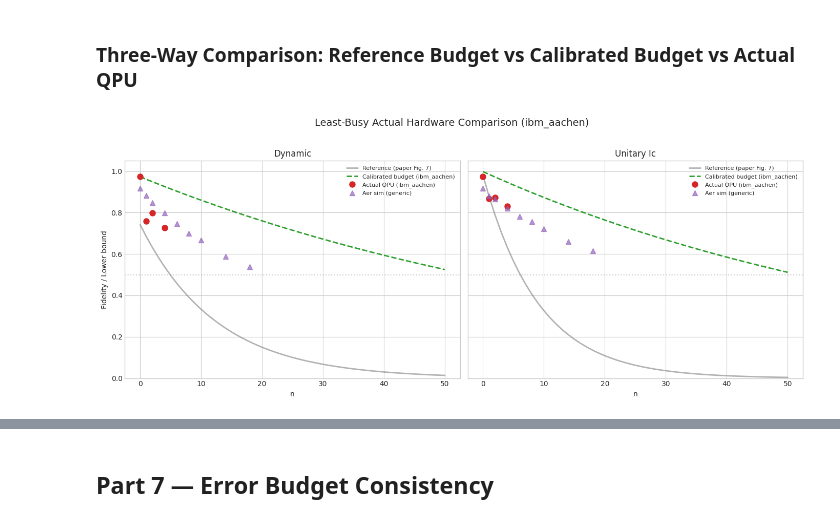
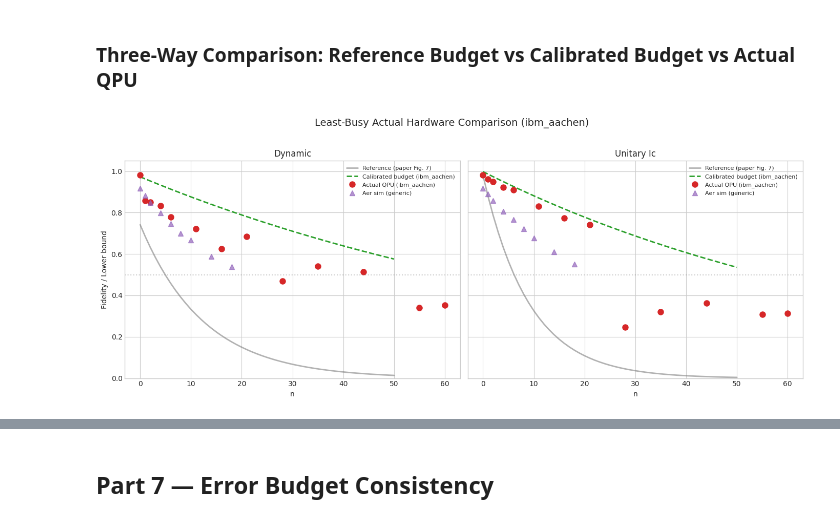
Before and after one commit to kimmmjh/qhackathon_quantumjoa, a Jupyter notebook: problem3_hm.ipynb, the cells around one changed output, grey strips where cells are left out. Drawn from its saved outputs; the diff is of its cells as text; code cells hidden in the pictures.

Commit message:
Actual hardware

```diff
--- a/problem3_hm.ipynb
+++ b/problem3_hm.ipynb
@@ -376,6 +377,10 @@ def _new_unitary_cnot_circuit(strategy, distance):
     distance = _validate_distance(distance)
     qr = QuantumRegister(distance + 2, "q")
     qc = QuantumCircuit(qr, name=f"CNOT_{strategy}")
+
+    # Prepare |+> on the control qubit so that CNOT creates a Bell state.
+    qc.h(0)
+
     qc.metadata = {
         "unitary_strategy": strategy,
         "distance": distance,
@@ -455,21 +460,32 @@ def _measure_in_basis(qc, basis):
     if basis == "XX":
         qc.h(ctrl)
         qc.h(tgt)
+
     elif basis == "YY":
         qc.sdg(ctrl)
         qc.sdg(tgt)
         qc.h(ctrl)
         qc.h(tgt)
+
     elif basis == "ZZ":
         pass
+
     else:
         raise ValueError(f"Unknown basis: {basis}")
+
+    # Final Bell-test measurement
+    qc.measure(ctrl, cr[0])
+    qc.measure(tgt, cr[1])
+
+    return qc
+
 
 def build_bell_test_circuits(distance, impl):
     if impl == "dynamic": core = build_dynamic_lrcx(distance)
     elif impl == "unitary_ic": core = build_unitary_cnot_ic(distance)
     else: raise ValueError(impl)
     return [_measure_in_basis(core, b) for b in BASES]
+
 
 def _corr_from_counts(counts):
     """
@@ -1049,7 +1318,14 @@ bd_rows = []
 for lbl, cfg in configs.items():
     for n in BD:
         try:
-            chain = get_bus_chain(backend_ref, n + 2)
+            chain = find_error_aware_chain(
+                backend_ref,
+                n+2,
+                avoid_qubits=BAD_QUBITS,
+                readout_err_limit=READOUT_ERR_LIMIT,
+                twoq_err_limit=TWOQ_ERR_LIMIT,
+                beam_width=CHAIN_BEAM_WIDTH,
+            )
         except ValueError:
             continue
 
@@ -1197,7 +1479,7 @@ This backend will be used for actual QPU job submission in Part 6b.
 
 # Use a small default set first because real QPU queue time can be long.
 # For the full fake-backend sweep, change this to: REAL_HW_DISTANCES = FAKE_SIM_DISTANCES
-REAL_HW_DISTANCES = [0, 1, 2, 4]
+REAL_HW_DISTANCES = [0, 1, 2, 4, 6, 11, 16, 21, 28, 35, 44, 55, 60]
 REAL_HW_SHOTS = 1024
 REAL_HW_OPT_LEVEL = 1
 
@@ -1280,7 +1562,14 @@ def prepare_real_hardware_circuits(backend, distances):
         for n in distances:
             logical_qubits = n + 2
             try:
-                chain = get_bus_chain(backend, logical_qubits)
+                chain = find_error_aware_chain(
+                    backend,
+                    logical_qubits,
+                    avoid_qubits=BAD_QUBITS,
+                    readout_err_limit=READOUT_ERR_LIMIT,
+                    twoq_err_limit=TWOQ_ERR_LIMIT,
+                    beam_width=CHAIN_BEAM_WIDTH,
+                )
             except Exception as exc:
                 print(f"skip {impl} n={n}: could not find chain of length {logical_qubits}: {exc}")
                 continue
@@ -1488,31 +1789,36 @@ for ax, impl in zip(axes, IMPLEMENTATIONS):
             )
 
     # Keep generic Aer sim as a visual reference if available
     gen = results_df[(results_df["implementation"] == impl) & (results_df["noise_model"] == "combined")]
     if not gen.empty:
         ax.plot(
             gen["n_ancilla"],
             gen["fidelity"],
             "^",
             color="tab:purple",
             ms=7,
             alpha=0.7,
             label="Aer sim (generic)",
         )
 
     ax.set_xlabel("n")
     ax.set_title(impl.replace("_", " ").title())
     ax.set_ylim(0, 1.05)
     ax.axhline(0.5, color="gray", ls=":", alpha=0.4)
     ax.legend(fontsize=8, loc="upper right")
 
 axes[0].set_ylabel("Fidelity / Lower bound")
 fig.suptitle(
     f"Least-Busy Actual Hardware Comparison ({plot_backend_name})",
     fontsize=14,
     y=1.02,
 )
 plt.tight_layout()
+fig.savefig(
+    "figures/Actual_Hardware_Comparison.png",
+    dpi=300,
+    bbox_inches="tight"
+)
 plt.show()
 # %% [output]
-[figure, old version]
+[figure, new version]
```
Also changed, not shown: parts of 18 cells of this notebook, 2 other files.
